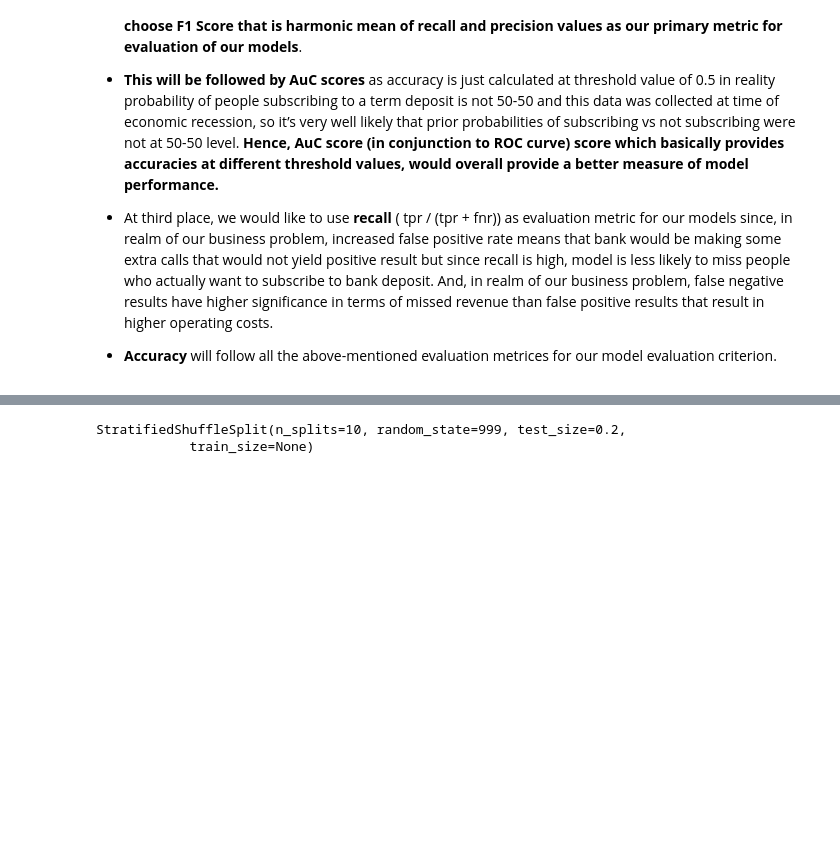
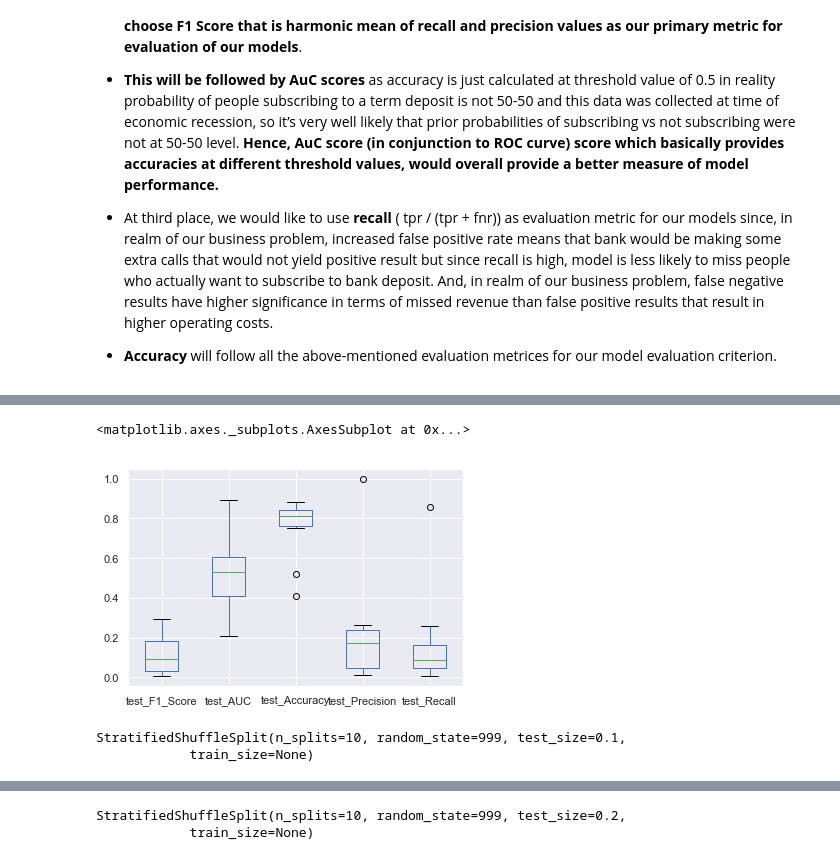
Before and after one commit to nhendersonkuns/awesomedataminers, a Jupyter notebook: Lab2_R_Chandna_Notebook.ipynb, the cells around one changed output, grey strips where cells are left out. Saved outputs shown, nothing was run; the diff lists cells and outputs as text; code cells hidden in the pictures; blank space fills up the shorter version.

Commit message:
Added Modelling and Evaluation 2 Section-CV

```diff
--- a/Lab2_R_Chandna_Notebook.ipynb
+++ b/Lab2_R_Chandna_Notebook.ipynb
@@ -364,0 +379,30 @@ ________________________________________________________________________________
+# %%
+## Next we would evaluate this CV technique using one or our possible SVC model
+
+from sklearn.svm import SVC
+from sklearn.model_selection import cross_val_score, cross_validate
+from sklearn.metrics import make_scorer
+from sklearn.metrics import accuracy_score
+from sklearn.preprocessing import StandardScaler
+from sklearn.pipeline import make_pipeline
+
+
+scoring = {'F1_Score': 'f1', 'AUC': 'roc_auc', 'Accuracy': make_scorer(accuracy_score), 'Precision': 'precision', \
+          'Recall': 'recall'}
+
+# Standardize the features first, since standardizing the features could lead to
+# gradient desent algo to converge faster and then run SVM model
+
+svmModel = make_pipeline(StandardScaler(), SVC(C=1.0, kernel='rbf', degree=3 , gamma='auto', random_state=999))
+scores = cross_validate(svmModel, X, y=y, cv=stratifiedKfold_cv_object, n_jobs=-1, scoring=scoring)
+display(pd.DataFrame(scores))
+
+testCol = ['test_F1_Score', 'test_AUC', 'test_Accuracy', 'test_Precision', 'test_Recall' ]
+trainCol = ['train_F1_Score', 'train_AUC', 'train_Accuracy', 'train_Precision', 'train_Recall' ]
+
+print("\n Mean values for Performance Metrices on Train Set are .......")
+display(pd.DataFrame(pd.DataFrame(scores)[trainCol].mean()).T)
+
+
+print("\n Mean values for Performance Metrices on Test Set are .......")
+display(pd.DataFrame(pd.DataFrame(scores)[testCol].mean()).T)
@@ -364,0 +427,17 @@ ________________________________________________________________________________
+# %%
+pd.DataFrame(scores)[testCol].boxplot()
+# %% [output]
+<matplotlib.axes._subplots.AxesSubplot at 0x...>
+[figure, added]
+# %%
+## Now create a stratified Shuffle split CV object
+from sklearn.model_selection import StratifiedShuffleSplit
+
+num_cv_iterations = 10
+stratified_cv_object = StratifiedShuffleSplit(n_splits=num_cv_iterations,
+                         test_size  = 0.1, random_state=999)
+
+print(stratified_cv_object)
+# %% [output]
+StratifiedShuffleSplit(n_splits=10, random_state=999, test_size=0.1,
+            train_size=None)
```
Also changed, not shown: parts of 16 cells of this notebook.
